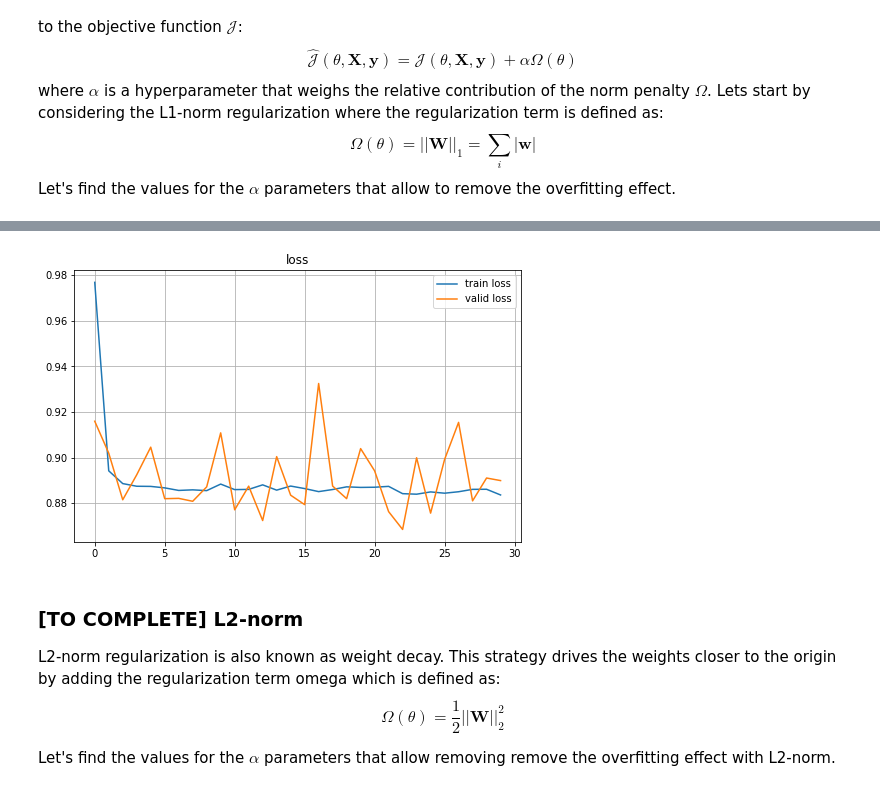
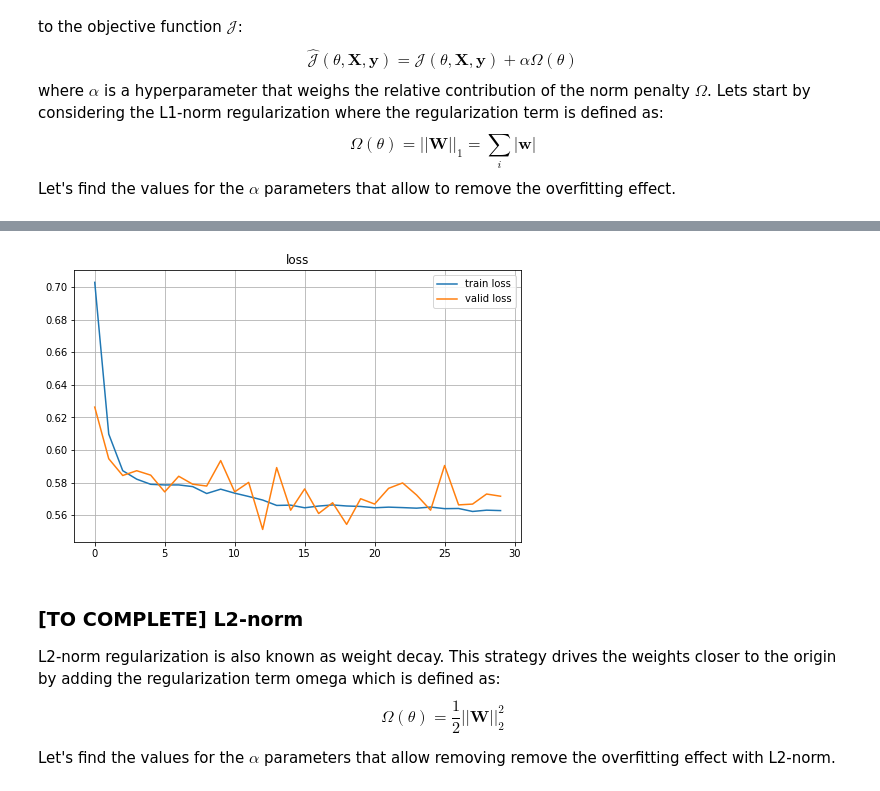
Before and after one commit to SiMoM0/DeepLearning, a Jupyter notebook: HW2/HW2.ipynb, the cells around one changed output, grey strips where cells are left out. Cells and saved outputs as stored; diff of their text form; code cells hidden in the pictures.

```diff
--- a/HW2/HW2.ipynb
+++ b/HW2/HW2.ipynb
@@ -308,8 +302,8 @@ Let's find the values for the $\alpha$ parameters that allow to remove the overf
 model = keras.models.Sequential()
 #[TO COMPLETE]
 model.add(tf.keras.Input(shape=(num_words,)))
-model.add(keras.layers.Dense(64, activation='relu', kernel_regularizer=tf.keras.regularizers.l1(0.001)))
-model.add(keras.layers.Dense(32, activation='relu', kernel_regularizer=tf.keras.regularizers.l1(0.001)))
+model.add(keras.layers.Dense(64, activation='relu', kernel_regularizer=tf.keras.regularizers.l1(0.0001)))
+model.add(keras.layers.Dense(32, activation='relu', kernel_regularizer=tf.keras.regularizers.l1(0.0001)))
 model.add(keras.layers.Dense(4, activation='softmax'))
 
 #[TO COMPLETE] learning rate
@@ -345,4 +339,4 @@ Model Evaluation
-[figure, old version]
+[figure, new version]
 # %% [markdown]
 ### [TO COMPLETE] L2-norm
 
```
Also changed, not shown: parts of 17 cells of this notebook.
